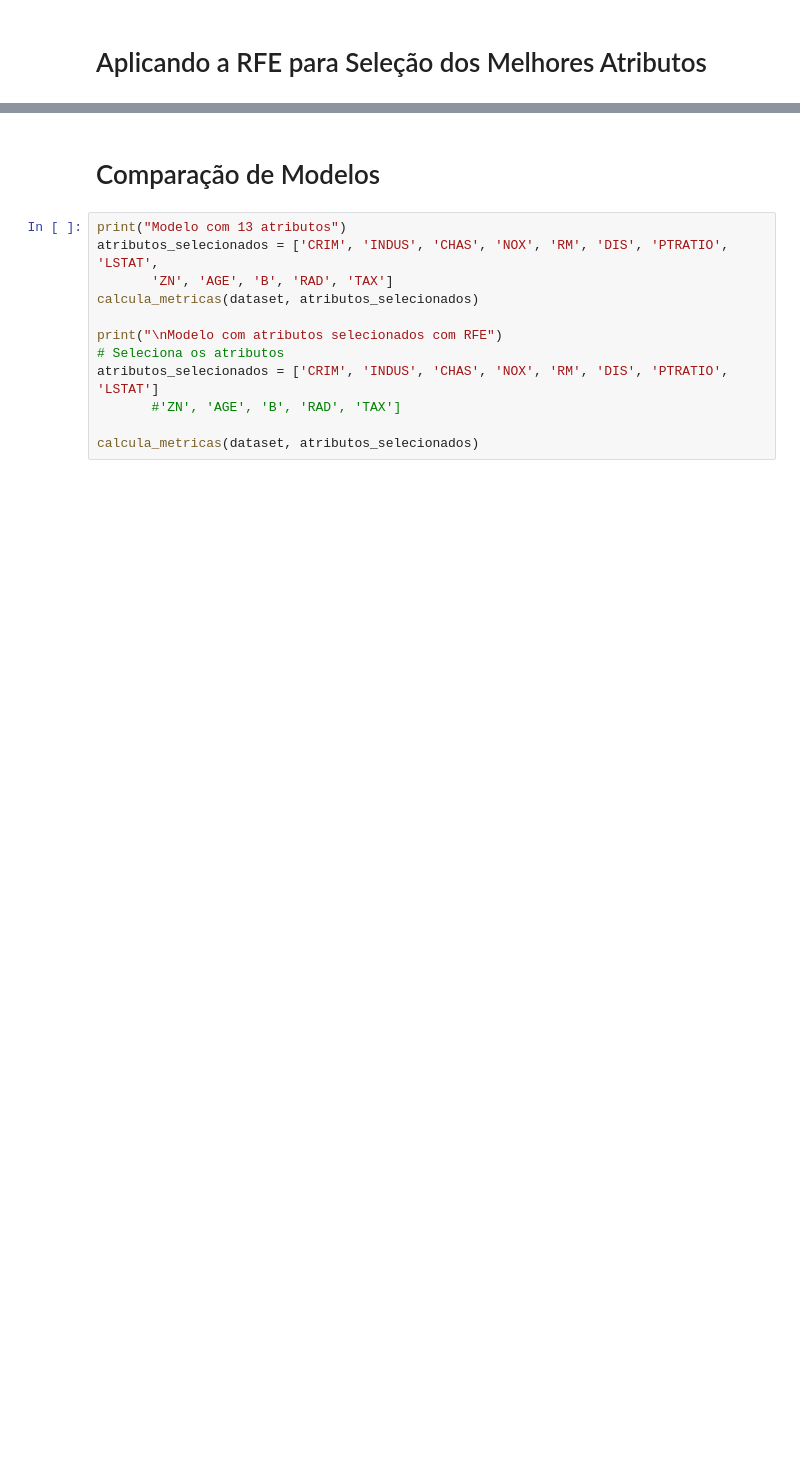
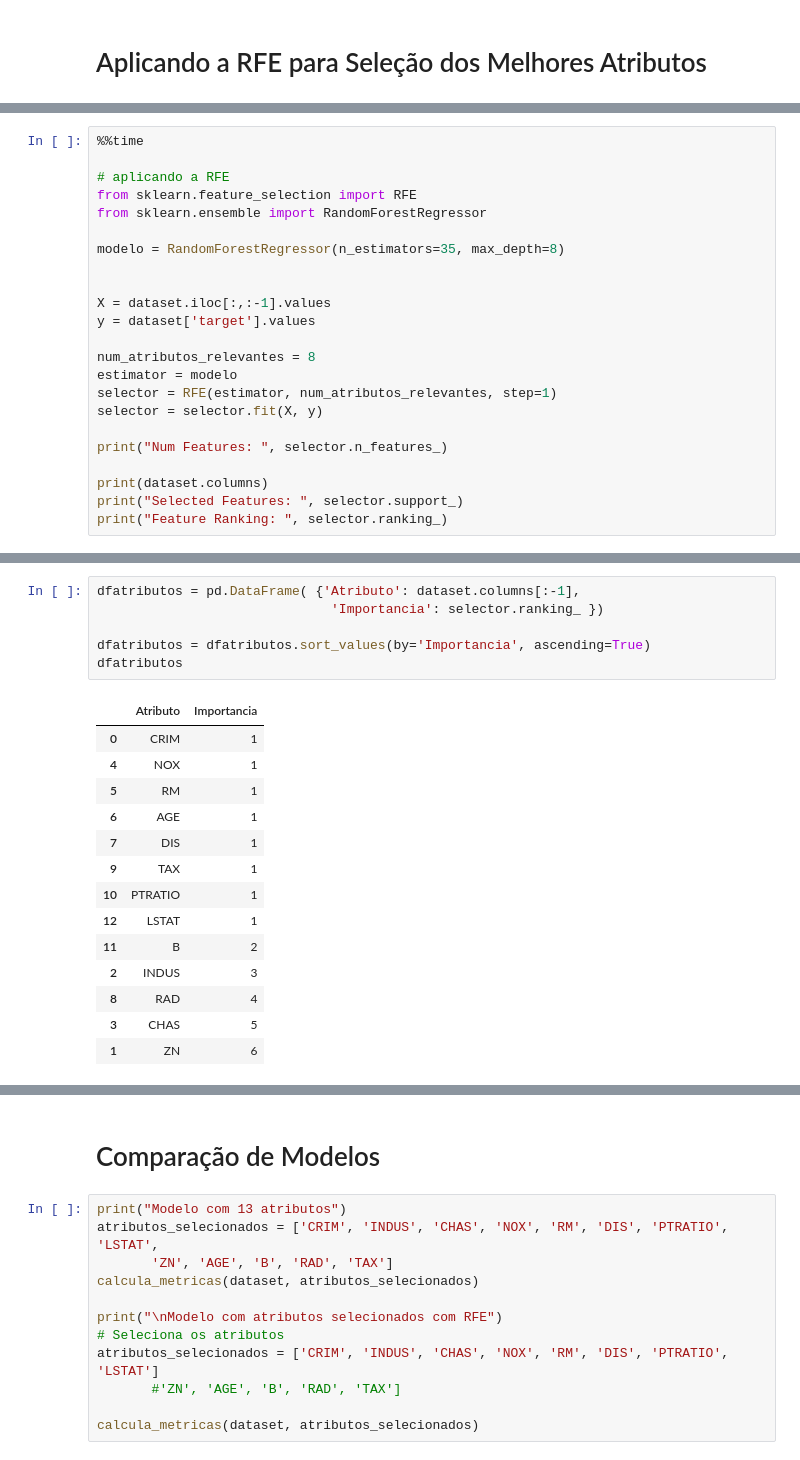
Before and after one commit to vladimiralencar/Alunos-UEPB-TopicosEspeciaisEmBancoDeDados, a Jupyter notebook: RegressaoLinearMultipla/SelecaoDeAtributos-v2021.ipynb, the cells around one changed output, grey strips where cells are left out. Saved outputs shown, nothing was run; the diff lists cells and outputs as text; blank space fills up the shorter version.

```diff
--- a/RegressaoLinearMultipla/SelecaoDeAtributos-v2021.ipynb
+++ b/RegressaoLinearMultipla/SelecaoDeAtributos-v2021.ipynb
@@ -95,0 +160,23 @@ dataset.columns
+# %%
+%%time
+
+# aplicando a RFE
+from sklearn.feature_selection import RFE
+from sklearn.ensemble import RandomForestRegressor
+
+modelo = RandomForestRegressor(n_estimators=35, max_depth=8)
+
+
+X = dataset.iloc[:,:-1].values
+y = dataset['target'].values
+
+num_atributos_relevantes = 8
+estimator = modelo
+selector = RFE(estimator, num_atributos_relevantes, step=1)
+selector = selector.fit(X, y)
+
+print("Num Features: ", selector.n_features_)
+
+print(dataset.columns)
+print("Selected Features: ", selector.support_)
+print("Feature Ranking: ", selector.ranking_)
@@ -96,3 +192,24 @@ dataset.columns
+# %%
+dfatributos = pd.DataFrame( {'Atributo': dataset.columns[:-1],
+                              'Importancia': selector.ranking_ })
+
+dfatributos = dfatributos.sort_values(by='Importancia', ascending=True)
+dfatributos
+# %% [output]
+|  | Atributo | Importancia |
+| 0 | CRIM | 1 |
+| 4 | NOX | 1 |
+| 5 | RM | 1 |
+| 6 | AGE | 1 |
+| 7 | DIS | 1 |
+| 9 | TAX | 1 |
+| 10 | PTRATIO | 1 |
+| 12 | LSTAT | 1 |
+| 11 | B | 2 |
+| 2 | INDUS | 3 |
+| 8 | RAD | 4 |
+| 3 | CHAS | 5 |
+| 1 | ZN | 6 |
 # %%
 %%time
 
```
Also changed, not shown: parts of 16 cells of this notebook, 1 other file.
